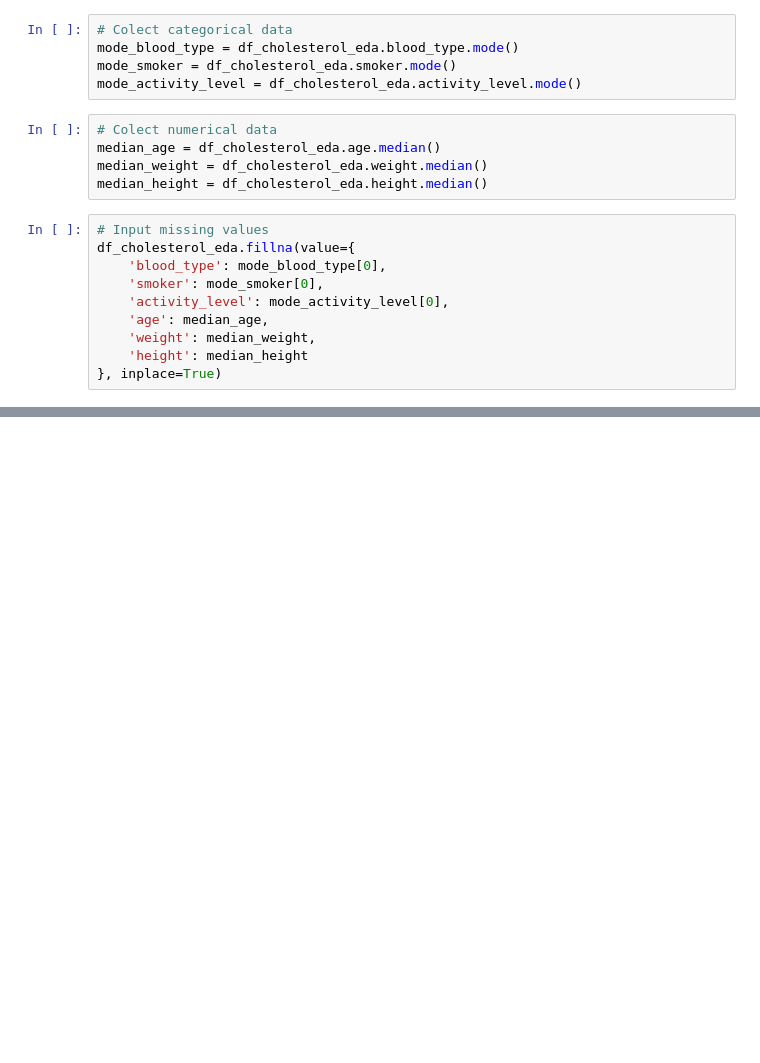
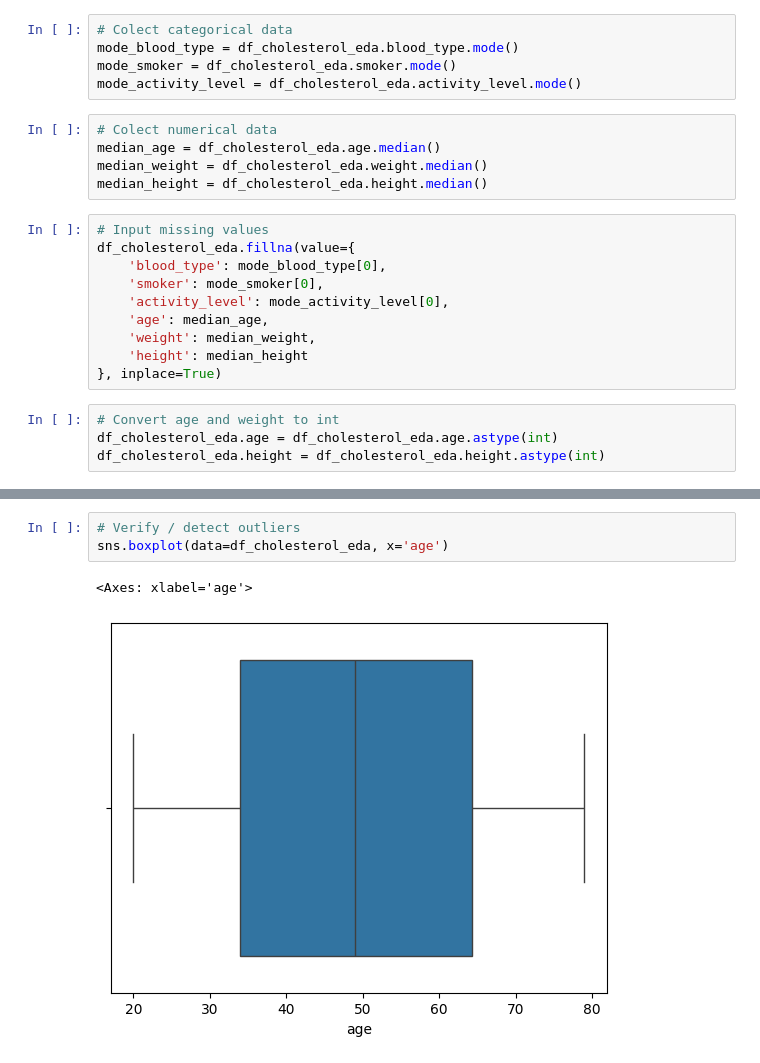
Before and after one commit to RanielliMontagna/ia-learning, a Jupyter notebook: multiple_linear_regression/cholesterol_model.ipynb, the cells around one changed output, grey strips where cells are left out. Drawn from its saved outputs; the diff is of its cells as text; blank space fills up the shorter version.

Commit message:
feat(multiple-regression): outliers analysis and treatment

```diff
--- a/multiple_linear_regression/cholesterol_model.ipynb
+++ b/multiple_linear_regression/cholesterol_model.ipynb
@@ -118,3 +110,7 @@ df_cholesterol_eda.fillna(value={
     'weight': median_weight,
     'height': median_height
 }, inplace=True)
+# %%
+# Convert age and weight to int
+df_cholesterol_eda.age = df_cholesterol_eda.age.astype(int)
+df_cholesterol_eda.height = df_cholesterol_eda.height.astype(int)
@@ -120,0 +150,6 @@ df_cholesterol_eda.fillna(value={
+# %%
+# Verify / detect outliers
+sns.boxplot(data=df_cholesterol_eda, x='age')
+# %% [output]
+<Axes: xlabel='age'>
+[figure, added]
```
Also changed, not shown: parts of 9 cells of this notebook.
